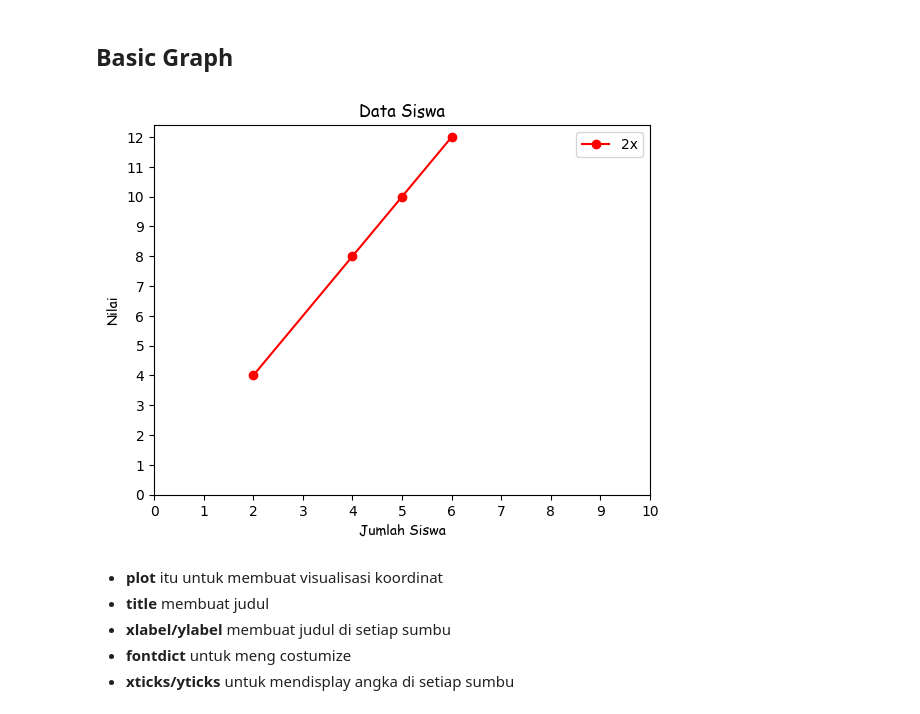
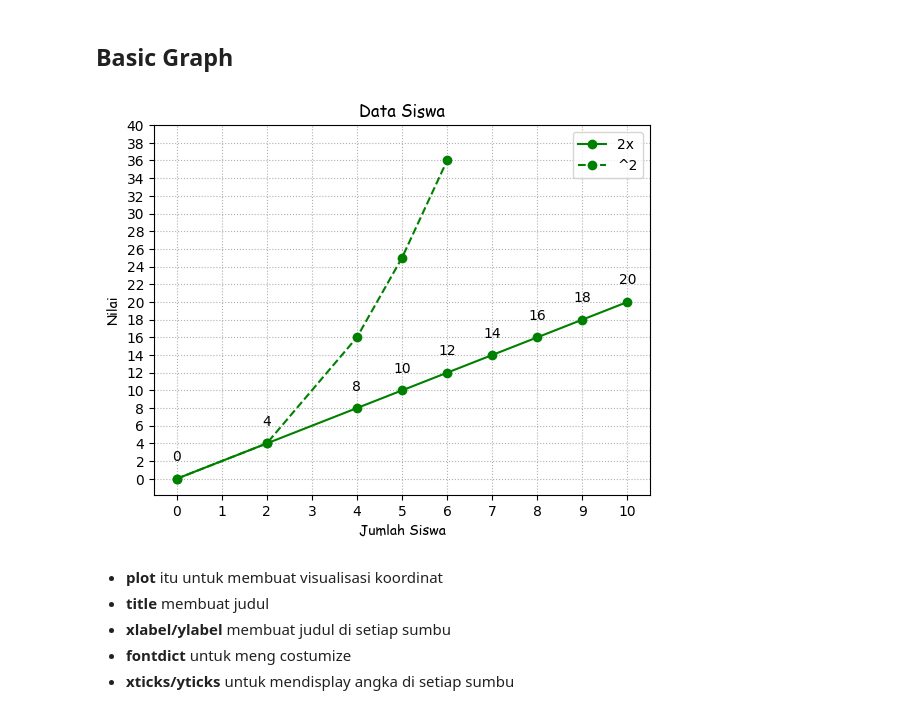
Before and after one commit to Encrypsy/Mathplotlib, a Jupyter notebook: BasicGraph.ipynb, the cells around one changed output. Cells and saved outputs as stored; diff of their text form; code cells hidden in the pictures.

```diff
--- a/BasicGraph.ipynb
+++ b/BasicGraph.ipynb
@@ -9,25 +9,33 @@ import numpy as num
 # %% [markdown]
 ## Basic Graph
 # %%
-x = [2,4,5,6]
-y = [4,8,10,12]
-
+x = num.array([0,2,4,5,6,7,8,9,10])
+y = num.array([0,4,8,10,12,14,16,18,20])
 #shorcut
 #'[color][marker][line]' TANPA SPASI
-plt.plot(x, y, 'ro-', label="2x")
+plt.plot(x, y, 'go-', label="2x")
+plt.plot(x[:5], x[:5]**2, 'go--', label='^2')
+
+#[:5] = batas nya sampe indeks ke 5 (mulai dari 0)
 
 plt.xticks([0,1,2,3,4,5,6,7,8,9,10])
-plt.yticks([0,1,2,3,4,5,6,7,8,9,10,11,12])
+plt.yticks(num.arange(0,41,2))
+
+plt.grid(axis='y', linestyle=':')
+plt.grid(axis='x', linestyle=':')
 
 plt.title('Data Siswa', fontdict={'fontname': 'Comic Sans MS'})
 plt.xlabel('Jumlah Siswa', fontdict={'fontname': 'Comic Sans MS'})
 plt.ylabel('Nilai', fontdict={'fontname': 'Comic Sans MS'})
 
 plt.legend()
 
+for i in range(len(y)):
+    plt.text(x[i], y[i] + 2, str(y[i]), ha='center')
+
 plt.show()
 # %% [output]
-[figure, old version]
+[figure, new version]
 # %% [markdown]
 * **plot** itu untuk membuat visualisasi koordinat
 * **title** membuat judul
```
Also changed, not shown: 1 other file.
